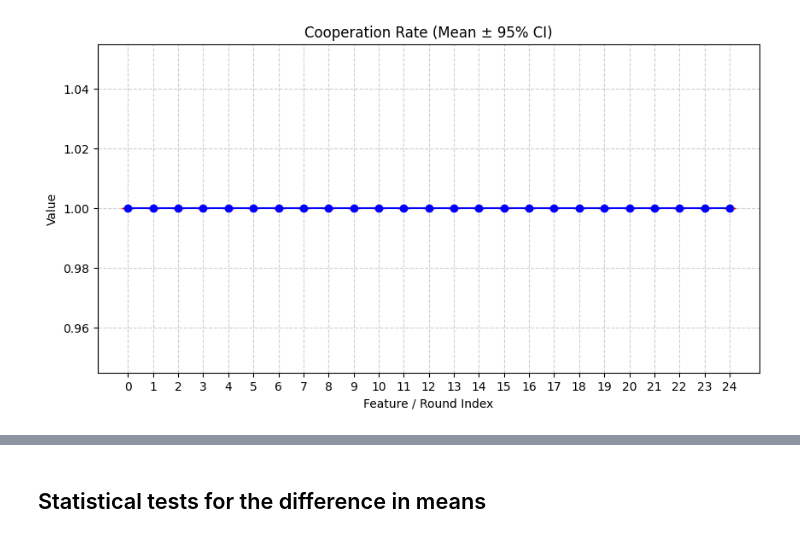
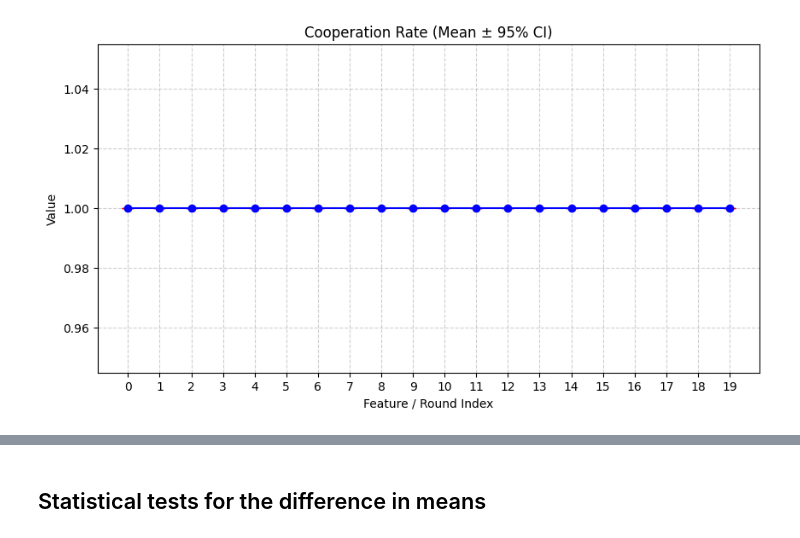
Before and after one commit to moodlep/apart_gf_hackathon, a Jupyter notebook: analysis.ipynb, the cells around one changed output, grey strips where cells are left out. Cells and saved outputs as stored; diff of their text form; code cells hidden in the pictures.

```diff
--- a/analysis.ipynb
+++ b/analysis.ipynb
@@ -5,3 +5,7 @@ import matplotlib.pyplot as plt
 import numpy as np
 from collections import defaultdict
 import pickle as pkl
+# %%
+log_file_path = './results/20250407-155116/A_0_wholefeature_store_20250407-155116_runs_4_strat_AC_AD_sim_type_prompt.pkl'
+with open(log_file_path, 'rb') as f:
+    search_features_results = pkl.load(file=f)
@@ -148,8 +148,8 @@ def plot_statistic(statistic_name: str,
         plt.show()
 # %%
 plot_statistic(statistic_name="Cooperation Rate",
-                   data=np.array(get_cooperation_rates("./results/results_prompt_50_20250309-185047.csv")[0]['A_0'][:25]).reshape(1, -1),
+                   data=np.array(get_cooperation_rates("./results/20250407-155116/results_prompt_4_20250407-164624.csv")[0]['A_0'][:25]).reshape(1, -1),
                    use_bootstrap=True,
                    save_path="cooperation_rate.png")
 # %% [output]
-[figure, old version]
+[figure, new version]
```
Also changed, not shown: parts of 6 cells of this notebook.
